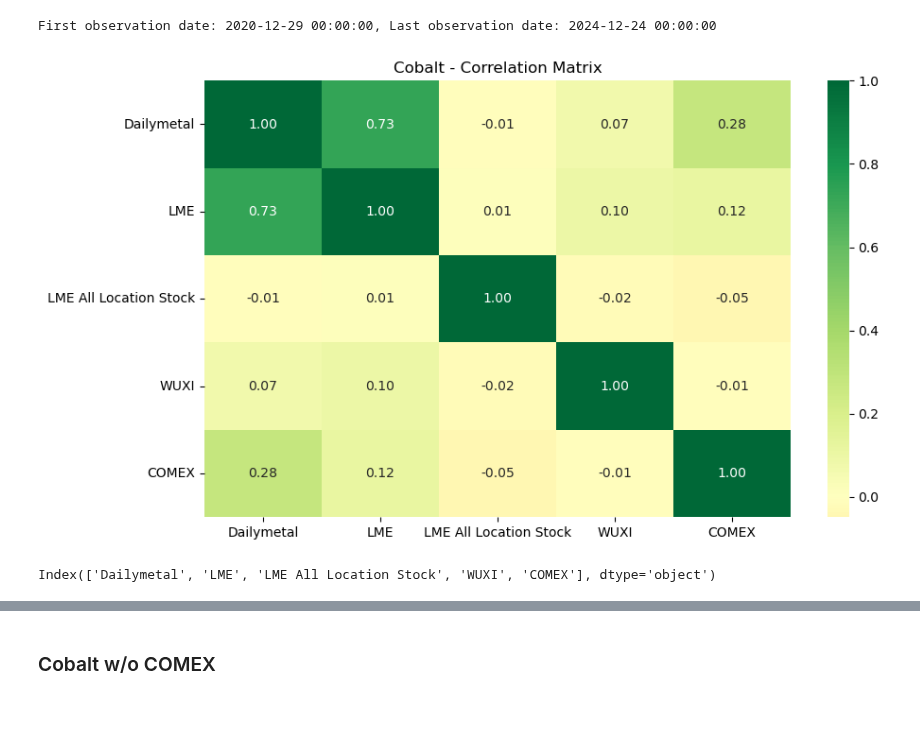
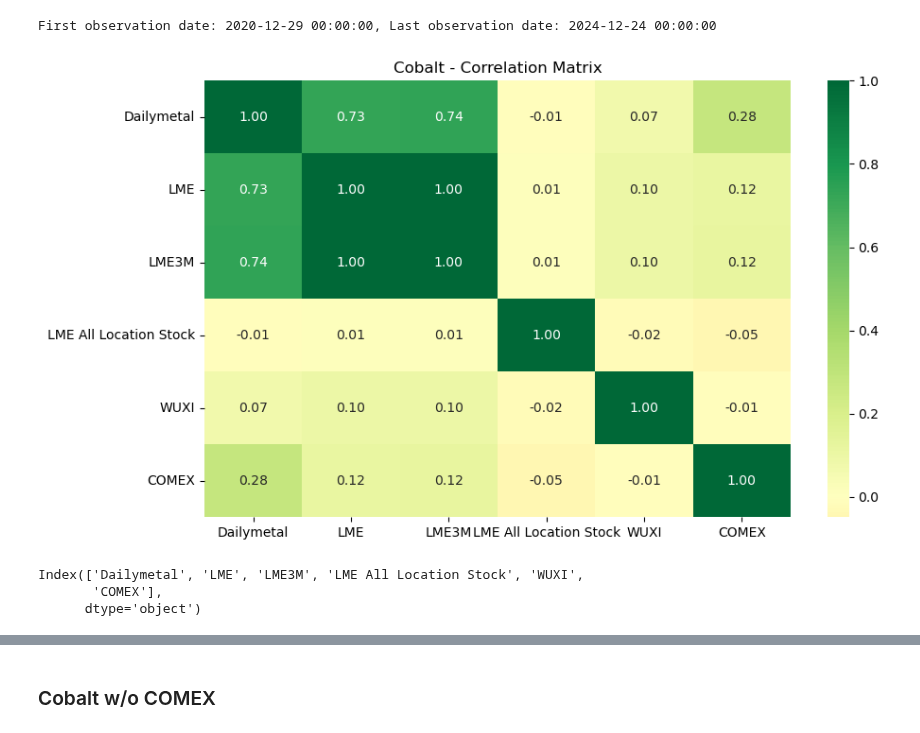
Before and after one commit to Doosheck/metals, a Jupyter notebook: data_overview.ipynb, the cells around one changed output, grey strips where cells are left out. Drawn from its saved outputs; the diff is of its cells as text; code cells hidden in the pictures.

```diff
--- a/data_overview.ipynb
+++ b/data_overview.ipynb
@@ -1068,11 +1068,11 @@ dfc2.head()
 | 2015 | 2017-01-06 | 32740.5 |
 # %%
 # Load Cobalt data source #3 - LME 3 Month Cobalt Composite Forward
-# dfc3 = pd.read_csv('reuters_data/LME 3 Month Cobalt Composite Commodity Forward .csv', sep=';')
-# dfc3 = dfc3.iloc[:, :2]
-# dfc3 = dfc3.rename(columns={'Close' : 'Price'})
-# dfc3['Date'] = pd.to_datetime(dfc3['Date'], format='%d-%b-%Y')
-# # Clean the 'Price' column by removing non-breaking spaces and replacing commas with dots
-# dfc3['Price'] = dfc3['Price'].str.replace('\xa0', '').str.replace(',', '.').astype(float)
-# dfc3['Price'] = dfc3['Price']
-# dfc3.head()
+dfc3 = pd.read_csv('data/reuters_data/LME 3 Month Cobalt Composite Commodity Forward .csv', sep=';')
+dfc3 = dfc3.iloc[:, :2]
+dfc3 = dfc3.rename(columns={'Close' : 'Price'})
+dfc3['Date'] = pd.to_datetime(dfc3['Date'], format='%d-%b-%Y')
+# Clean the 'Price' column by removing non-breaking spaces and replacing commas with dots
+dfc3['Price'] = dfc3['Price'].str.replace('\xa0', '').str.replace(',', '.').astype(float)
+dfc3['Price'] = dfc3['Price']
+dfc3.head()
@@ -1135,8 +1142,8 @@ dfc7.head()
 | 1095 | 2021-01-04 | 16.0 |
 # %%
 dfc_merged = pd.merge(dfc1, dfc2, on='Date', suffixes=('_Cobalt', '_LME'))
-# dfc_merged = pd.merge(dfc_merged, dfc3[['Date', 'Price']], on='Date', how='inner')
-# dfc_merged = dfc_merged.rename(columns={'Price': 'Price_LME_3M'})
+dfc_merged = pd.merge(dfc_merged, dfc3[['Date', 'Price']], on='Date', how='inner')
+dfc_merged = dfc_merged.rename(columns={'Price': 'Price_LME_3M'})
 # dfc_merged = pd.merge(dfc_merged, dfc4[['Date', 'Price']], on='Date', how='inner')
 # dfc_merged = dfc_merged.rename(columns={'Price': 'Price_LME_SPOT'})
 dfc_merged = pd.merge(dfc_merged, dfc5[['Date', 'Price']], on='Date', how='inner')
@@ -1148,7 +1155,7 @@ dfc_merged = dfc_merged.rename(columns={'Price': 'Price_COMEX'})
 # Convert all price columns to float
 dfc_merged['Price_Cobalt'] = dfc_merged['Price_Cobalt'].astype(float)
 dfc_merged['Price_LME'] = dfc_merged['Price_LME'].astype(float)
-# dfc_merged['Price_LME_3M'] = dfc_merged['Price_LME_3M'].astype(float)
+dfc_merged['Price_LME_3M'] = dfc_merged['Price_LME_3M'].astype(float)
 # dfc_merged['Price_LME_SPOT'] = dfc_merged['Price_LME_SPOT'].astype(float)
 dfc_merged['Price_LME_All_Location_Stock'] = dfc_merged['Price_LME_All_Location_Stock'].astype(float)
 dfc_merged['Price_WUXI'] = dfc_merged['Price_WUXI'].astype(float)
@@ -1160,29 +1167,31 @@ First observation date: 2020-12-29 00:00:00, Last observation date: 2024-12-24 0
 # %%
 # Calculate the correlation matrix using the returns
 dfc_merged['Dailymetal'] = dfc_merged['Price_Cobalt'].pct_change()
 dfc_merged['LME'] = dfc_merged['Price_LME'].pct_change()
-# dfc_merged['Returns_LME3M'] = dfc_merged['Price_LME_3M'].pct_change()
+dfc_merged['LME3M'] = dfc_merged['Price_LME_3M'].pct_change()
 # dfc_merged['Returns_LMESpot'] = dfc_merged['Price_LME_SPOT'].pct_change()
 dfc_merged['LME All Location Stock'] = dfc_merged['Price_LME_All_Location_Stock'].pct_change()
 dfc_merged['WUXI'] = dfc_merged['Price_WUXI'].pct_change()
 dfc_merged['COMEX'] = dfc_merged['Price_COMEX'].pct_change()
 # Drop NaN values
-dfc_merged = dfc_merged.dropna(subset=['Dailymetal', 'LME', 'LME All Location Stock', 'WUXI', 'COMEX'])
+dfc_merged = dfc_merged.dropna(subset=['Dailymetal', 'LME', 'LME3M', 'LME All Location Stock', 'WUXI', 'COMEX'])
 # dfc_merged = dfc_merged.dropna(subset=['Returns_Cobalt', 'Returns_LME', 'Returns_LME3M', 'Returns_LMESpot', 'Returns_LME_All_Location_Stock', 'Returns_WUXI', 'Returns_COMEX'])
-dfc_merged = dfc_merged.dropna(subset=['Dailymetal', 'LME', 'LME All Location Stock', 'WUXI', 'COMEX'])
+# dfc_merged = dfc_merged.dropna(subset=['Dailymetal', 'LME', 'LME All Location Stock', 'WUXI', 'COMEX'])
 # Calculate the correlation matrix
 # correlation_matrix_cobalt = dfc_merged[['Returns_Cobalt', 'Returns_LME', 'Returns_LME3M', 'Returns_LMESpot', 'Returns_LME_All_Location_Stock', 'Returns_WUXI', 'Returns_COMEX']].corr()
-correlation_matrix_cobalt = dfc_merged[['Dailymetal', 'LME', 'LME All Location Stock', 'WUXI', 'COMEX']].corr()
+correlation_matrix_cobalt = dfc_merged[['Dailymetal', 'LME', 'LME3M', 'LME All Location Stock', 'WUXI', 'COMEX']].corr()
 plt.figure(figsize=(10, 6))
 sns.heatmap(correlation_matrix_cobalt, annot=True, center=0, cmap='RdYlGn', fmt='.2f')
 plt.title('Cobalt - Correlation Matrix')
 plt.show()
 # %% [output]
-[figure, old version]
+[figure, new version]
 # %%
 print(correlation_matrix_cobalt.columns)
 # %% [output]
-Index(['Dailymetal', 'LME', 'LME All Location Stock', 'WUXI', 'COMEX'], dtype='object')
+Index(['Dailymetal', 'LME', 'LME3M', 'LME All Location Stock', 'WUXI',
+       'COMEX'],
+      dtype='object')
 # %%
 # Create a network visualization of correlations
 import networkx as nx
```
Also changed, not shown: parts of 8 cells of this notebook, 12 other files.
